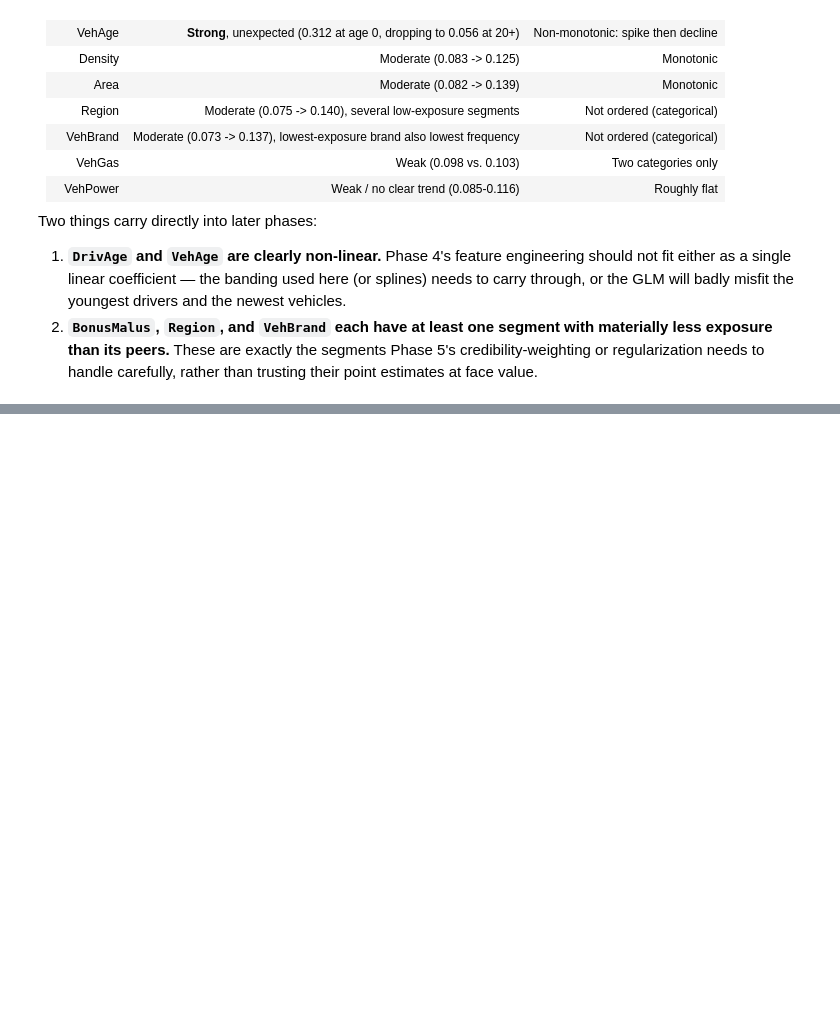
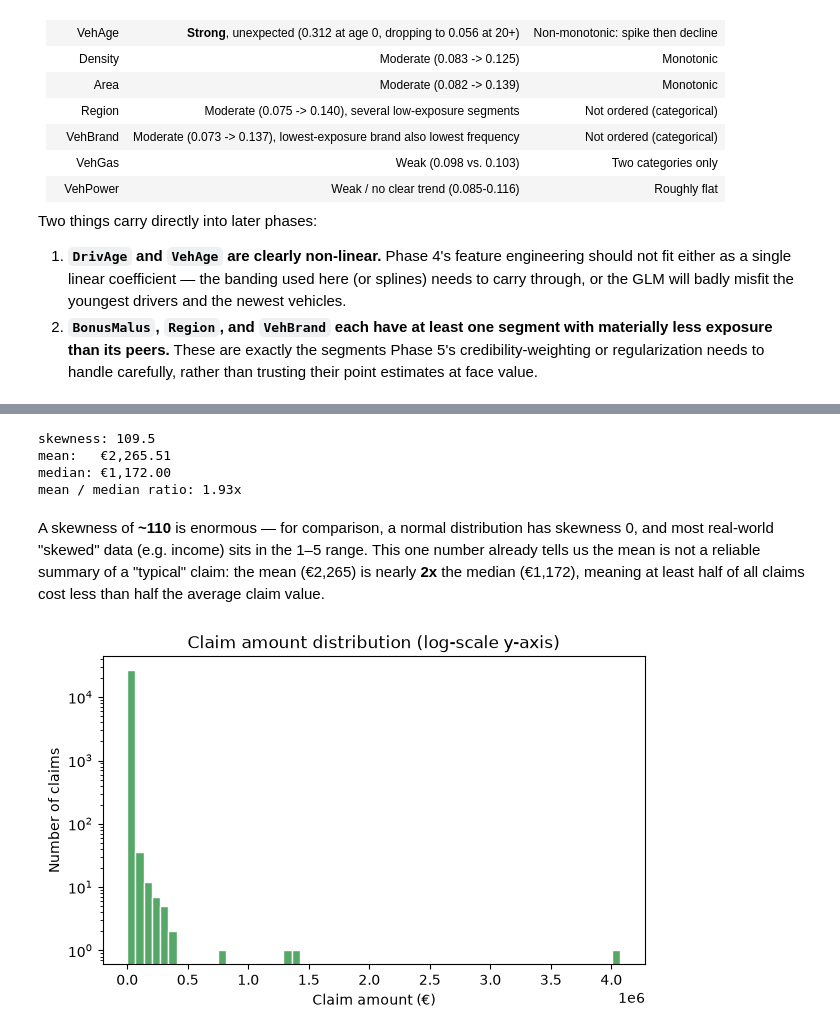
Before and after one commit to vishalyadav1729/auto-insurance-pricing, a Jupyter notebook: notebooks/02_data_cleaning_eda.ipynb, the cells around one changed output, grey strips where cells are left out. Cells and saved outputs as stored; diff of their text form; code cells hidden in the pictures; blank space fills up the shorter version.

```diff
--- a/notebooks/02_data_cleaning_eda.ipynb
+++ b/notebooks/02_data_cleaning_eda.ipynb
@@ -395,0 +414,23 @@ Two things carry directly into later phases:
+# %%
+print(f"skewness: {sev['ClaimAmount'].skew():.1f}")
+print(f"mean:   \u20ac{sev['ClaimAmount'].mean():,.2f}")
+print(f"median: \u20ac{sev['ClaimAmount'].median():,.2f}")
+print(f"mean / median ratio: {sev['ClaimAmount'].mean() / sev['ClaimAmount'].median():.2f}x")
+# %% [output]
+skewness: 109.5
+mean:   €2,265.51
+median: €1,172.00
+mean / median ratio: 1.93x
+# %% [markdown]
+A skewness of **~110** is enormous — for comparison, a normal distribution has skewness 0, and most real-world "skewed" data (e.g. income) sits in the 1–5 range. This one number already tells us the mean is not a reliable summary of a "typical" claim: the mean (€2,265) is nearly **2x** the median (€1,172), meaning at least half of all claims cost less than half the average claim value.
+# %%
+fig, ax = plt.subplots(figsize=(7, 4))
+ax.hist(sev["ClaimAmount"], bins=60, color="#55A868", edgecolor="white")
+ax.set_xlabel("Claim amount (\u20ac)")
+ax.set_ylabel("Number of claims")
+ax.set_yscale("log")
+ax.set_title("Claim amount distribution (log-scale y-axis)")
+fig.savefig(FIGURES_DIR / "severity_distribution.png", dpi=150)
+plt.show()
+# %% [output]
+[figure, added]
```
Also changed, not shown: parts of 17 cells of this notebook, 2 other files.
